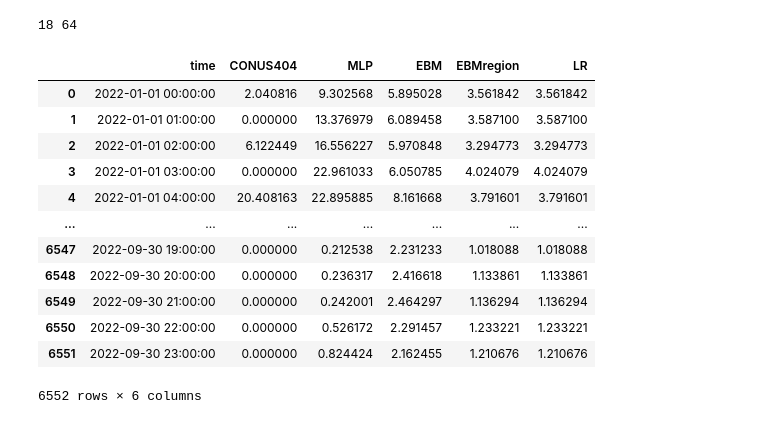
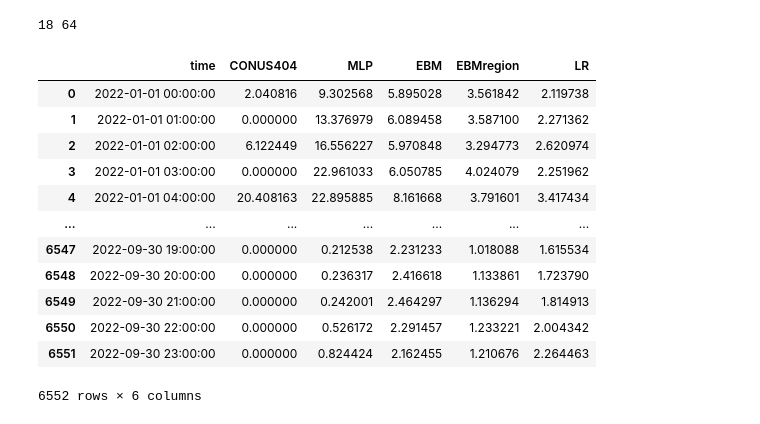
Before and after one commit to yuhungjui/paper_code_2026_WTAYLOR, a Jupyter notebook: output_model_eval.ipynb, the cells around one changed output. Saved outputs shown, nothing was run; the diff lists cells and outputs as text; code cells hidden in the pictures.

Commit message:
fix type and error in flat and output data

```diff
--- a/output_model_eval.ipynb
+++ b/output_model_eval.ipynb
@@ -141,26 +155,26 @@ da_prediction_4 = ds_prediction_4[f'predicted_{sel_mode}'].sel(south_north=south
 # %%
 df_flat = pd.DataFrame({ 'time': ds_ground_truth['time'].values })
 
 df_flat['CONUS404'] = da_ground_truth.values.ravel()
 df_flat['MLP'] = da_prediction_1.values.ravel()
 df_flat['EBM'] = da_prediction_2.values.ravel()
 df_flat['EBMregion'] = da_prediction_3.values.ravel()
-df_flat['LR'] = da_prediction_3.values.ravel()
+df_flat['LR'] = da_prediction_4.values.ravel()
 
 df_flat
 # %% [output]
 |  | time | CONUS404 | MLP | EBM | EBMregion | LR |
-| 0 | 2022-01-01 00:00:00 | 2.040816 | 9.302568 | 5.895028 | 3.561842 | 3.561842 |
-| 1 | 2022-01-01 01:00:00 | 0.000000 | 13.376979 | 6.089458 | 3.587100 | 3.587100 |
-| 2 | 2022-01-01 02:00:00 | 6.122449 | 16.556227 | 5.970848 | 3.294773 | 3.294773 |
-| 3 | 2022-01-01 03:00:00 | 0.000000 | 22.961033 | 6.050785 | 4.024079 | 4.024079 |
-| 4 | 2022-01-01 04:00:00 | 20.408163 | 22.895885 | 8.161668 | 3.791601 | 3.791601 |
+| 0 | 2022-01-01 00:00:00 | 2.040816 | 9.302568 | 5.895028 | 3.561842 | 2.119738 |
+| 1 | 2022-01-01 01:00:00 | 0.000000 | 13.376979 | 6.089458 | 3.587100 | 2.271362 |
+| 2 | 2022-01-01 02:00:00 | 6.122449 | 16.556227 | 5.970848 | 3.294773 | 2.620974 |
+| 3 | 2022-01-01 03:00:00 | 0.000000 | 22.961033 | 6.050785 | 4.024079 | 2.251962 |
+| 4 | 2022-01-01 04:00:00 | 20.408163 | 22.895885 | 8.161668 | 3.791601 | 3.417434 |
 | ... | ... | ... | ... | ... | ... | ... |
-| 6547 | 2022-09-30 19:00:00 | 0.000000 | 0.212538 | 2.231233 | 1.018088 | 1.018088 |
-| 6548 | 2022-09-30 20:00:00 | 0.000000 | 0.236317 | 2.416618 | 1.133861 | 1.133861 |
-| 6549 | 2022-09-30 21:00:00 | 0.000000 | 0.242001 | 2.464297 | 1.136294 | 1.136294 |
-| 6550 | 2022-09-30 22:00:00 | 0.000000 | 0.526172 | 2.291457 | 1.233221 | 1.233221 |
-| 6551 | 2022-09-30 23:00:00 | 0.000000 | 0.824424 | 2.162455 | 1.210676 | 1.210676 |
+| 6547 | 2022-09-30 19:00:00 | 0.000000 | 0.212538 | 2.231233 | 1.018088 | 1.615534 |
+| 6548 | 2022-09-30 20:00:00 | 0.000000 | 0.236317 | 2.416618 | 1.133861 | 1.723790 |
+| 6549 | 2022-09-30 21:00:00 | 0.000000 | 0.242001 | 2.464297 | 1.136294 | 1.814913 |
+| 6550 | 2022-09-30 22:00:00 | 0.000000 | 0.526172 | 2.291457 | 1.233221 | 2.004342 |
+| 6551 | 2022-09-30 23:00:00 | 0.000000 | 0.824424 | 2.162455 | 1.210676 | 2.264463 |
 6552 rows × 6 columns
 # %%
 df_flat.to_parquet('./Data/caig_model_eval_25N_107W.parquet', index=False)
```
Also changed, not shown: parts of 5 cells of this notebook, 2 other files.
